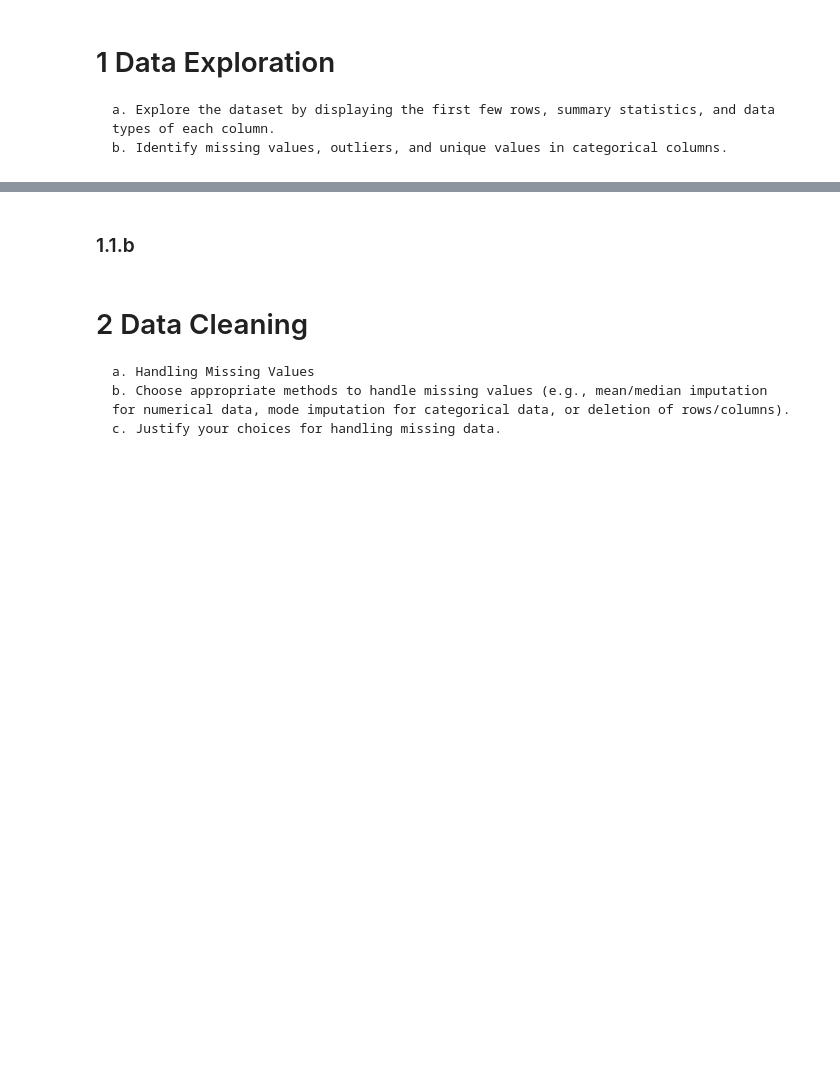
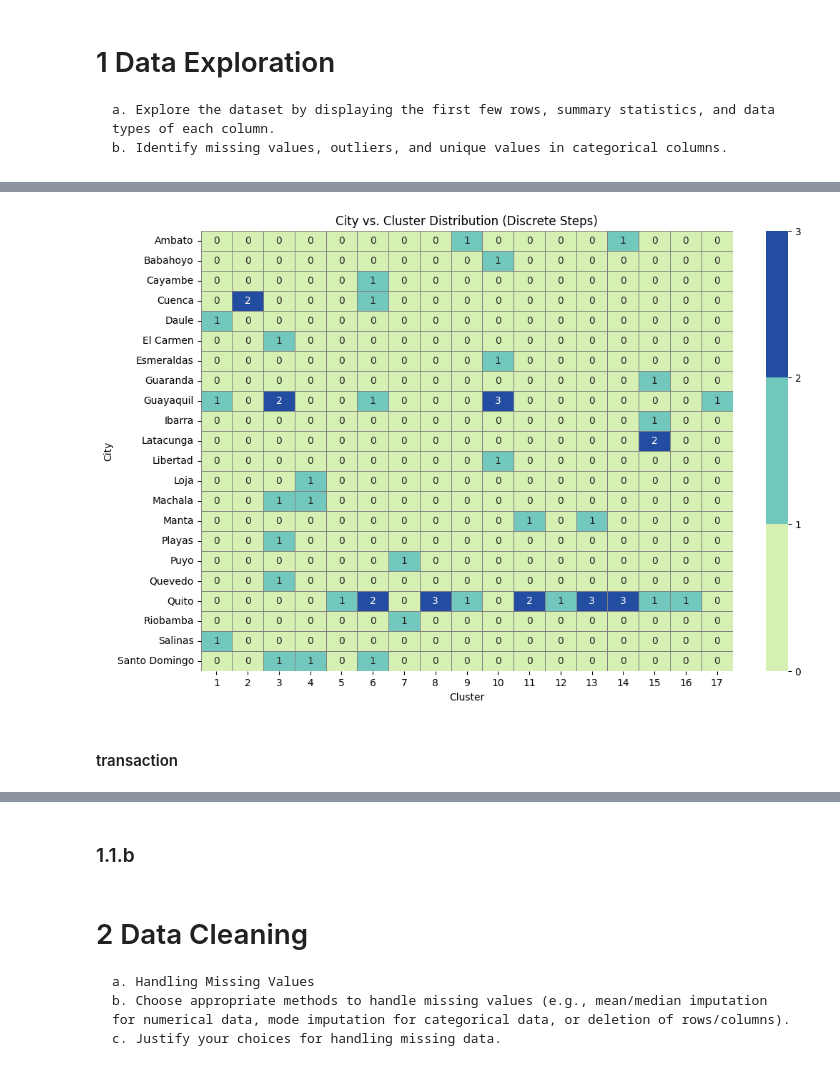
Before and after one commit to SaraSopr/DataPoweredSoftware, a Jupyter notebook: Assignment1.ipynb, the cells around one changed output, grey strips where cells are left out. Drawn from its saved outputs; the diff is of its cells as text; code cells hidden in the pictures; blank space fills up the shorter version.

```diff
--- a/Assignment1.ipynb
+++ b/Assignment1.ipynb
@@ -7,0 +232,29 @@
+# %%
+import matplotlib.pyplot as plt
+import seaborn as sns
+from matplotlib.colors import ListedColormap, BoundaryNorm
+
+city_cluster_ct = pd.crosstab(stores['city'], stores['cluster'])
+
+values = range(int(city_cluster_ct.values.max()) + 1)
+cmap = ListedColormap(sns.color_palette("YlGnBu", len(values)))
+norm = BoundaryNorm(values, cmap.N)
+
+plt.figure(figsize=(12,8))
+sns.heatmap(
+    city_cluster_ct,
+    cmap=cmap,
+    norm=norm,
+    cbar=True,
+    linewidths=0.5,
+    linecolor="gray",
+    annot=True, fmt="d"
+)
+plt.title("City vs. Cluster Distribution (Discrete)")
+plt.ylabel("City")
+plt.xlabel("Cluster")
+plt.show()
+# %% [output]
+[figure, added]
+# %% [markdown]
+#### transaction
```
Also changed, not shown: parts of 24 cells of this notebook.
